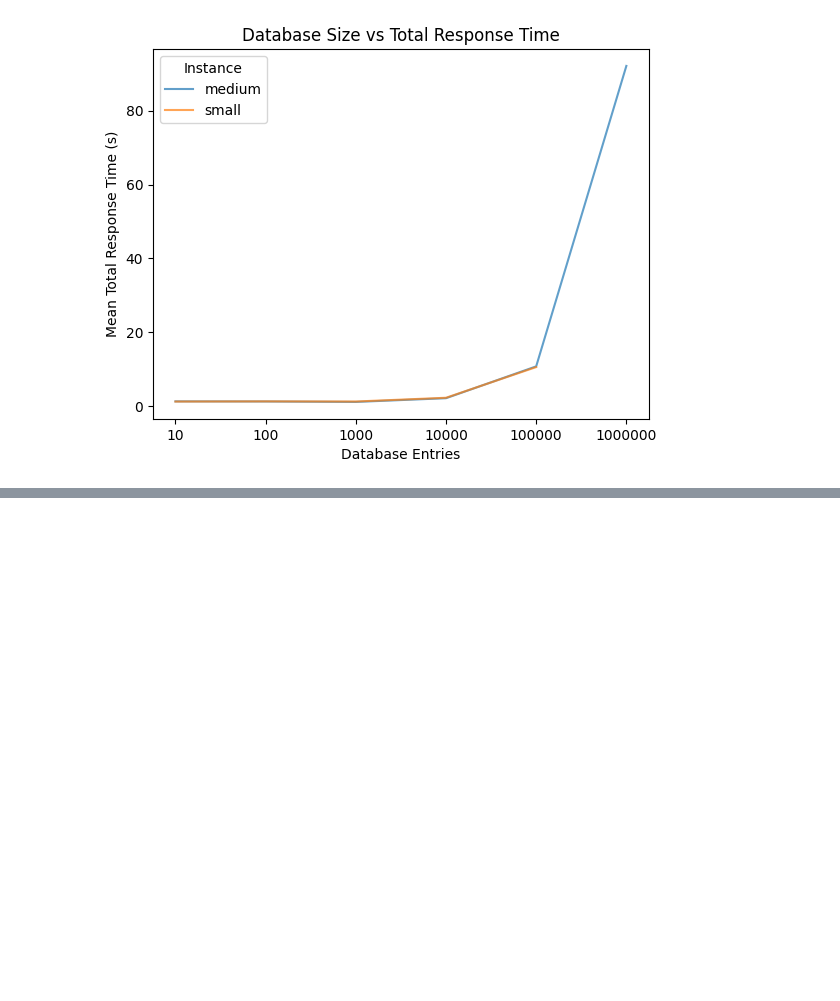
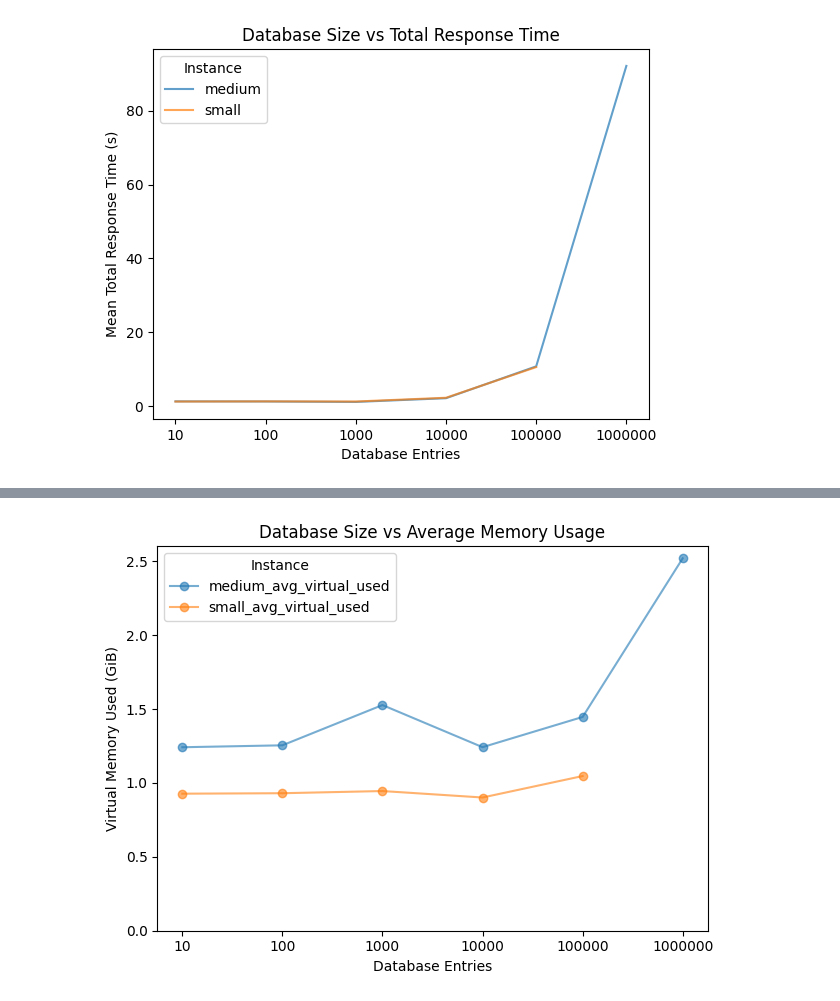
Before and after one commit to AhmadJanjua/MongoPerformance, a Jupyter notebook: src/analysis.ipynb, the cells around one changed output, grey strips where cells are left out. Cells and saved outputs as stored; diff of their text form; code cells hidden in the pictures; blank space fills up the shorter version.

```diff
--- a/src/analysis.ipynb
+++ b/src/analysis.ipynb
@@ -113,0 +186,41 @@ plt.show()
+# %%
+import matplotlib.pyplot as plt
+
+# filter out baseline
+df = df_raw[df_raw["sample"] > 0].copy()
+
+# average memory usage
+mean_mem = (
+    df
+    .groupby(["instance", "db_size", "operation"])[["virtual_used"]]
+    .agg(["mean"])
+    .reset_index()
+    .groupby(["instance", "db_size"])["virtual_used"]
+    .mean()
+    .reset_index()
+)
+
+# flatten
+mean_mem.columns = [c[0] if isinstance(c, tuple) else c for c in mean_mem.columns]
+
+# plot
+plt.figure()
+for inst in mean_mem["instance"].unique():
+    subset = mean_mem[mean_mem["instance"] == inst]
+    plt.plot(
+        subset["db_size"],
+        subset["virtual_used"],
+        marker="o",
+        label=f"{inst}_avg_virtual_used",
+        alpha=0.6
+    )
+
+plt.xlabel("Database Entries")
+plt.ylabel("Virtual Memory Used (GiB)")
+plt.title("Database Size vs Average Memory Usage")
+plt.legend(title="Instance")
+plt.tight_layout()
+plt.ylim(0)
+plt.show()
+# %% [output]
+[figure, added]
```
Also changed, not shown: parts of 10 cells of this notebook.
